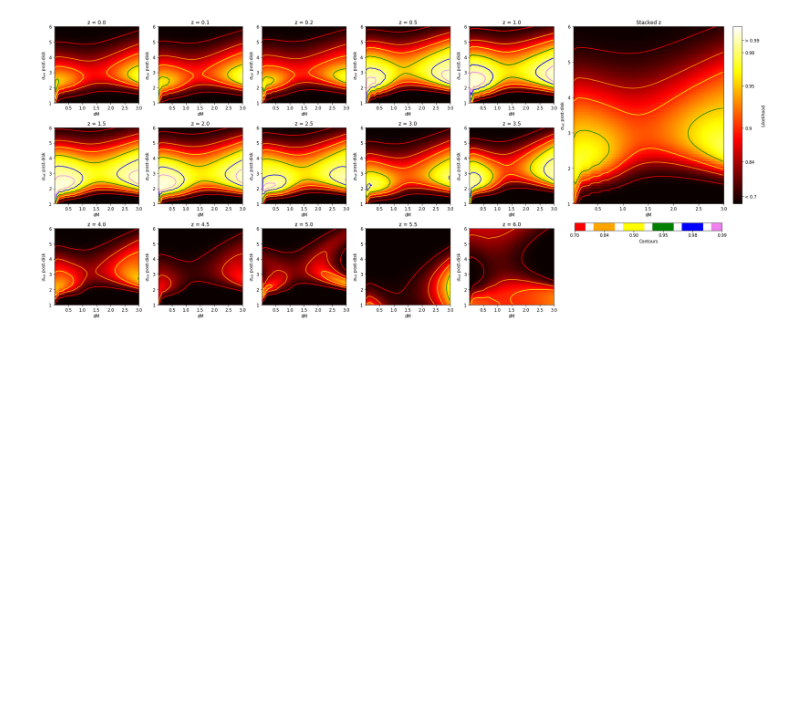
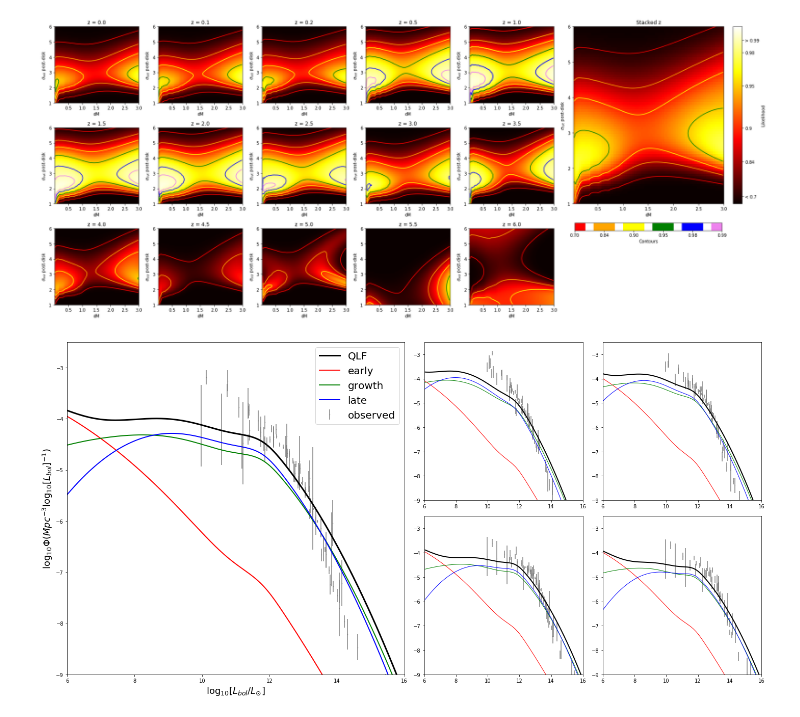
Before and after one commit to megantillman/get_QLF, a Jupyter notebook: paper_plots.ipynb, the cells around one changed output. Drawn from its saved outputs; the diff is of its cells as text; code cells hidden in the pictures; blank space fills up the shorter version.

```diff
--- a/paper_plots.ipynb
+++ b/paper_plots.ipynb
@@ -9,3 +9,7 @@ import matplotlib
 from mpl_toolkits.axes_grid.inset_locator import inset_axes
 
 #%matplotlib widget
+zlist = [0.0, 0.1, 0.2, 0.5, 1.0, 1.5, 2.0, 2.5, 3.0, 3.5, 4.0, 4.5, 5.0, 5.5, 6.0]
+for z in zlist:
+    qlf = QLF(z, 10000)
+    print(z, qlf.max_halo, qlf.max_stell)
@@ -379,3 +407,70 @@ plt.tight_layout()
 plt.savefig('paper-plots/chi2_grid_2param.pdf')
 # %% [output]
 [figure]
+# %%
+fig = plt.figure(figsize=(20,10))
+gs = gridspec.GridSpec(2, 4)
+
+z = 1.5
+ax1 = fig.add_subplot(gs[0:, 0:2])
+qlf = QLF(z, 500)
+qlf.get_dNdlnMstar(0.7)
+qlf.get_SMBM(0.3)
+qlf.LumBins = np.linspace(6,18,1000)
+qlf.get_dNdlnL([5,3])
+xm, ym = qlf.LumBins, np.log10(qlf.dNdlnL * np.log(10))
+ax1.plot(xm, ym, c='k',lw=3, label='QLF')
+
+totearly = []
+totgrowth = []
+totlate = []
+
+for i, o in zip(qlf.individual, qlf.FOb):
+    totearly.append((1-o) * np.sum(i[qlf.early]))
+    totgrowth.append((1-o) * np.sum(i[qlf.growth]))
+    totlate.append((1-o) * np.sum(i[qlf.late]))
+
+ax1.plot(xm, np.log10(np.asarray(totearly) * np.log(10)), c='r', label='early',lw=2)
+ax1.plot(xm, np.log10(np.asarray(totgrowth) * np.log(10)), c='green', label='growth',lw=2)
+ax1.plot(xm, np.log10(np.asarray(totlate) * np.log(10)), c='b', label='late',lw=2)
+
+
+x, y , yerr = grab_obs(z)
+ax1.errorbar(x, y, yerr = yerr, fmt = 'o', markersize = .5, c='gray', label = 'observed')
+
+ax1.axis([6,16,-9,-2.5])
+ax1.set_xlabel(r'$\log_{10} [L_{bol}/L_{\odot}]$', fontsize=18)
+ax1.set_ylabel(r'$\log_{10} \Phi (Mpc^{-3} \log_{10} [L_{bol}]^{-1})$', fontsize =18)
+ax1.legend(fontsize = 20)
+
+
+for z, i, j in zip([0.5,1.0,2.0,2.5],[0,0,1,1],[2,3,2,3]):
+    ax = fig.add_subplot(gs[i, j], sharex = ax1, sharey = ax1)
+    qlf = QLF(z, 500)
+    qlf.get_dNdlnMstar(0.7)
+    qlf.get_SMBM(0.3)
+    qlf.LumBins = np.linspace(6,18,1000)
+    qlf.get_dNdlnL([5,3])
+    xm, ym = qlf.LumBins, np.log10(qlf.dNdlnL * np.log(10))
+    ax.plot(xm, ym, c='k',lw=2)
+
+    totearly = []
+    totgrowth = []
+    totlate = []
+
+    for i, o in zip(qlf.individual, qlf.FOb):
+        totearly.append((1-o) * np.sum(i[qlf.early]))
+        totgrowth.append((1-o) * np.sum(i[qlf.growth]))
+        totlate.append((1-o) * np.sum(i[qlf.late]))
+
+    ax.plot(xm, np.log10(np.asarray(totearly) * np.log(10)), c='r', label='early',lw=1)
+    ax.plot(xm, np.log10(np.asarray(totgrowth) * np.log(10)), c='green', label='growth',lw=1)
+    ax.plot(xm, np.log10(np.asarray(totlate) * np.log(10)), c='b', label='late',lw=1)
+
+
+    x, y , yerr = grab_obs(z)
+    ax.errorbar(x, y, yerr = yerr, fmt = 'o', markersize = .15, c='gray', label = 'observed')
+    ax.axis([6,16,-9,-2.5])
+plt.tight_layout()
+# %% [output]
+[figure, added]
```
Also changed, not shown: parts of 3 cells of this notebook, 4 other files.
